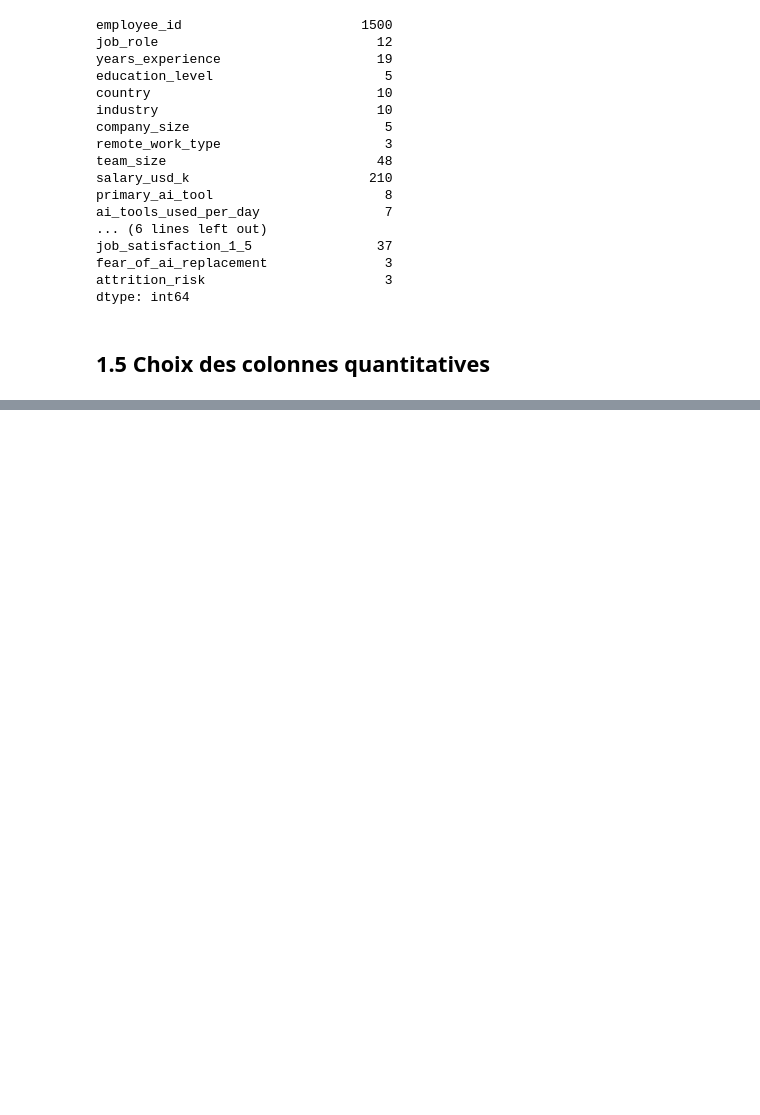
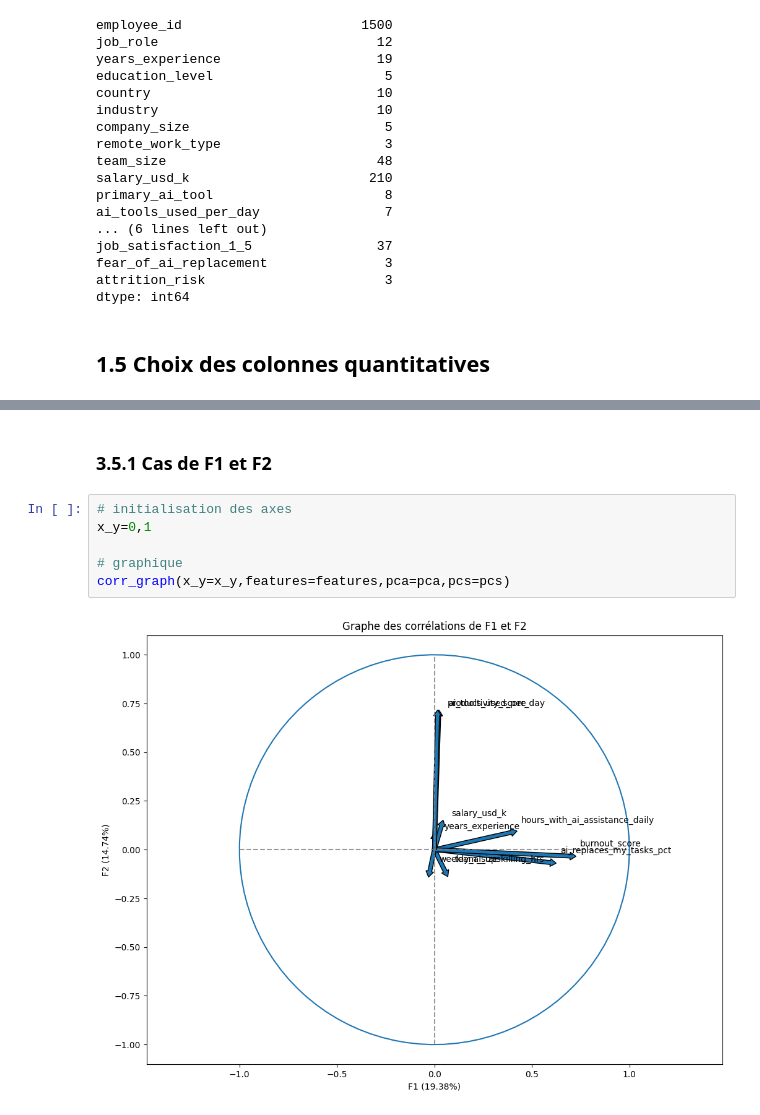
Before and after one commit to Harlequelrah/ai_worker_burnout_attrition_2026, a Jupyter notebook: project/main.ipynb, the cells around one changed output, grey strips where cells are left out. Drawn from its saved outputs; the diff is of its cells as text; blank space fills up the shorter version.

```diff
--- a/project/main.ipynb
+++ b/project/main.ipynb
@@ -122,0 +398,10 @@ df.head()
+# %% [markdown]
+### 3.5.1 Cas de  F1 et F2
+# %%
+# initialisation des axes
+x_y=0,1
+
+# graphique
+corr_graph(x_y=x_y,features=features,pca=pca,pcs=pcs)
+# %% [output]
+[figure, added]
```
Also changed, not shown: parts of 33 cells of this notebook.
